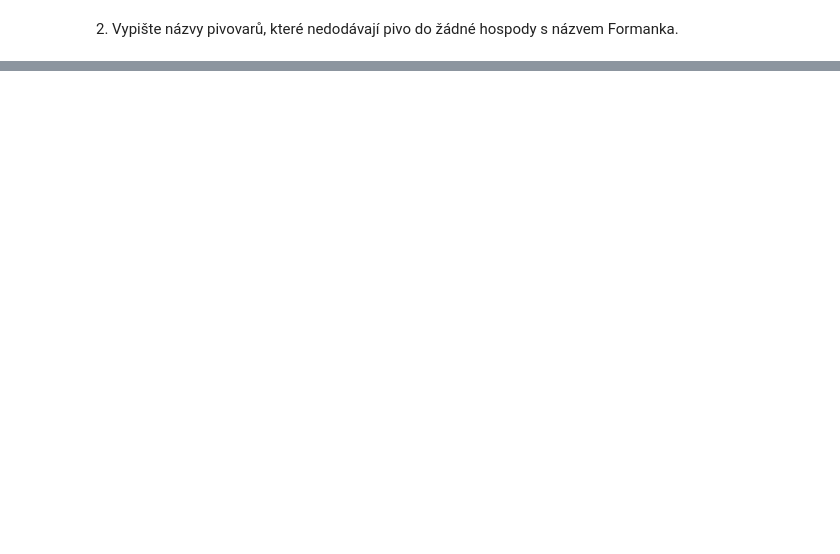
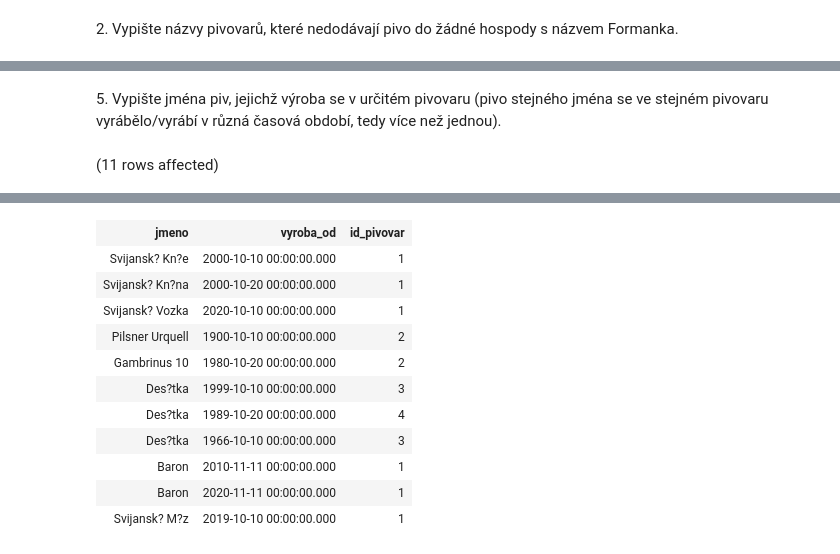
Before and after one commit to TUL-IT-2020/RDB-Rizeni_databazi, a Jupyter notebook: cviceni/pivovary/Pivo.ipynb, the cells around one changed output, grey strips where cells are left out. Cells and saved outputs as stored; diff of their text form; code cells hidden in the pictures; blank space fills up the shorter version.

```diff
--- a/cviceni/pivovary/Pivo.ipynb
+++ b/cviceni/pivovary/Pivo.ipynb
@@ -153,0 +144,6 @@ Total execution time: 00:00:00.014
+# %% [markdown]
+5\. Vypište jména piv, jejichž výroba se v určitém pivovaru (pivo stejného jména se ve stejném pivovaru vyrábělo/vyrábí v různá časová období, tedy více než jednou).
+# %%
+SELECT Pivo.jmeno, Pivo.vyroba_od, Pivo.id_pivovar FROM Pivo
+# %% [output]
+(11 rows affected)
@@ -153,0 +151,12 @@ Total execution time: 00:00:00.014
+| jmeno | vyroba_od | id_pivovar |
+| Svijansk? Kn?e | 2000-10-10 00:00:00.000 | 1 |
+| Svijansk? Kn?na | 2000-10-20 00:00:00.000 | 1 |
+| Svijansk? Vozka | 2020-10-10 00:00:00.000 | 1 |
+| Pilsner Urquell | 1900-10-10 00:00:00.000 | 2 |
+| Gambrinus 10 | 1980-10-20 00:00:00.000 | 2 |
+| Des?tka | 1999-10-10 00:00:00.000 | 3 |
+| Des?tka | 1989-10-20 00:00:00.000 | 4 |
+| Des?tka | 1966-10-10 00:00:00.000 | 3 |
+| Baron | 2010-11-11 00:00:00.000 | 1 |
+| Baron | 2020-11-11 00:00:00.000 | 1 |
+| Svijansk? M?z | 2019-10-10 00:00:00.000 | 1 |
```
Also changed, not shown: parts of 34 cells of this notebook, 3 other files.
